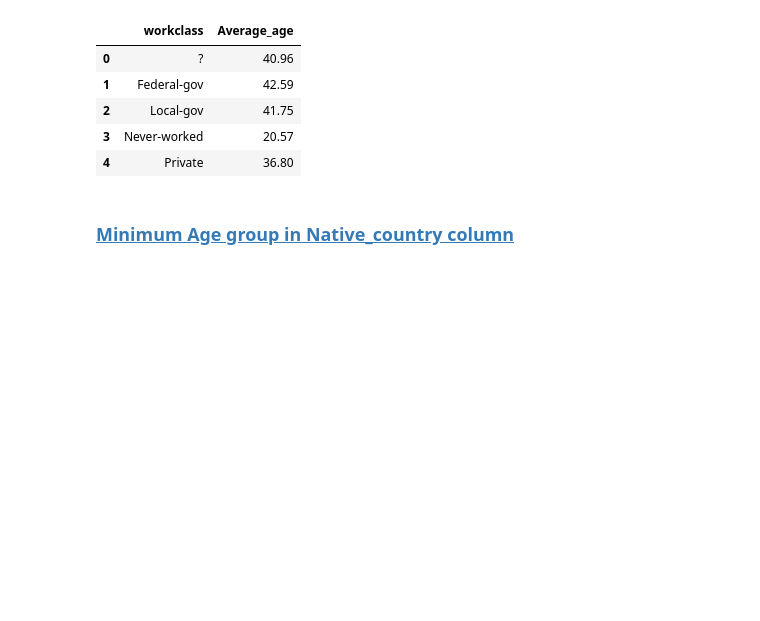
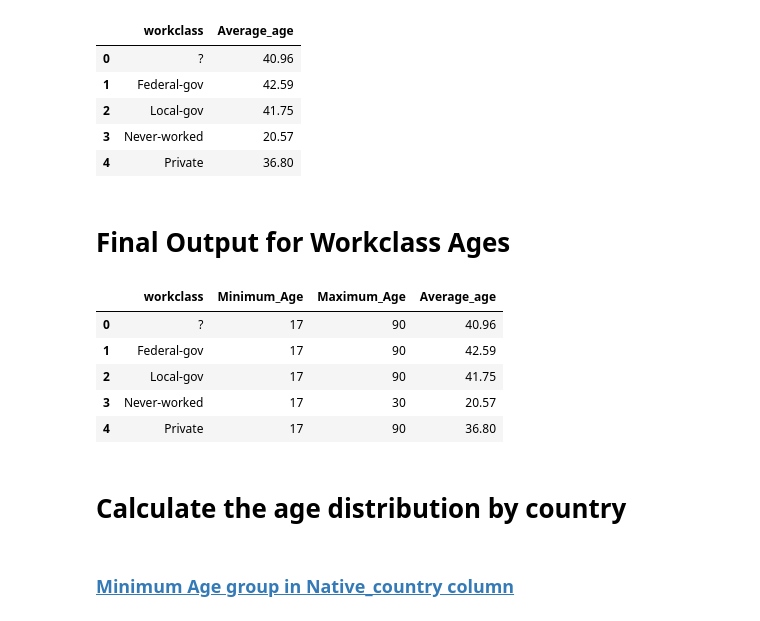
Before and after one commit to RancyChepchirchir/Assignments, a Jupyter notebook: 07.Assignment-SQL.ipynb, the cells around one changed output. Drawn from its saved outputs; the diff is of its cells as text; code cells hidden in the pictures; blank space fills up the shorter version.

```diff
--- a/07.Assignment-SQL.ipynb
+++ b/07.Assignment-SQL.ipynb
@@ -269,6 +297,23 @@ output7.head().round(2)
 | 2 | Local-gov | 41.75 |
 | 3 | Never-worked | 20.57 |
 | 4 | Private | 36.80 |
+# %% [markdown]
+# Final Output for Workclass Ages
+# %%
+cur.execute("""Select Workclass ,min(age)As Minimum_Age, max(age)As Maximum_Age, avg(age)As Average_age
+               From sqladb group by workclass ;""")
+output7a = pd.DataFrame(cur.fetchall())
+output7a.columns = [x[0] for x in cur.description]
+output7a.head().round(2)
+# %% [output]
+|  | workclass | Minimum_Age | Maximum_Age | Average_age |
+| 0 | ? | 17 | 90 | 40.96 |
+| 1 | Federal-gov | 17 | 90 | 42.59 |
+| 2 | Local-gov | 17 | 90 | 41.75 |
+| 3 | Never-worked | 17 | 30 | 20.57 |
+| 4 | Private | 17 | 90 | 36.80 |
+# %% [markdown]
+# <a id='7'>Calculate the age distribution by country<a/>
 # %% [markdown]
 ### [Minimum Age group in Native_country column](#0)
 # %%
```
Also changed, not shown: parts of 22 cells of this notebook, 2 other files.
